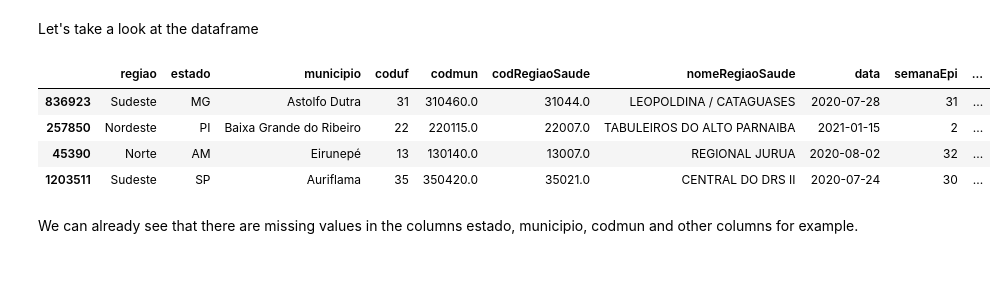
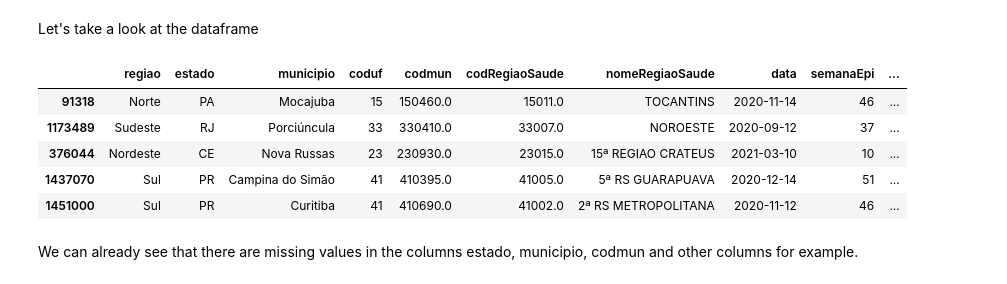
Before and after one commit to romulloferreira/BrazilCovid19_DataAnalysis, a Jupyter notebook: BrazilCovid19_DataAnalysis.ipynb, the cells around one changed output. Cells and saved outputs as stored; diff of their text form; code cells hidden in the pictures.

```diff
--- a/BrazilCovid19_DataAnalysis.ipynb
+++ b/BrazilCovid19_DataAnalysis.ipynb
@@ -66,13 +66,14 @@ df_covid19br = pd.read_csv('COVIDBR.csv', sep=';')
 # %% [markdown]
 Let's take a look at the dataframe
 # %%
-df_covid19br.sample(4)
+df_covid19br.sample(5)
 # %% [output]
 |  | regiao | estado | municipio | coduf | codmun | codRegiaoSaude | nomeRegiaoSaude | data | semanaEpi | ... |
-| 836923 | Sudeste | MG | Astolfo Dutra | 31 | 310460.0 | 31044.0 | LEOPOLDINA / CATAGUASES | 2020-07-28 | 31 | ... |
-| 257850 | Nordeste | PI | Baixa Grande do Ribeiro | 22 | 220115.0 | 22007.0 | TABULEIROS DO ALTO PARNAIBA | 2021-01-15 | 2 | ... |
-| 45390 | Norte | AM | Eirunepé | 13 | 130140.0 | 13007.0 | REGIONAL JURUA | 2020-08-02 | 32 | ... |
-| 1203511 | Sudeste | SP | Auriflama | 35 | 350420.0 | 35021.0 | CENTRAL DO DRS II | 2020-07-24 | 30 | ... |
+| 91318 | Norte | PA | Mocajuba | 15 | 150460.0 | 15011.0 | TOCANTINS | 2020-11-14 | 46 | ... |
+| 1173489 | Sudeste | RJ | Porciúncula | 33 | 330410.0 | 33007.0 | NOROESTE | 2020-09-12 | 37 | ... |
+| 376044 | Nordeste | CE | Nova Russas | 23 | 230930.0 | 23015.0 | 15ª REGIAO CRATEUS | 2021-03-10 | 10 | ... |
+| 1437070 | Sul | PR | Campina do Simão | 41 | 410395.0 | 41005.0 | 5ª RS GUARAPUAVA | 2020-12-14 | 51 | ... |
+| 1451000 | Sul | PR | Curitiba | 41 | 410690.0 | 41002.0 | 2ª RS METROPOLITANA | 2020-11-12 | 46 | ... |
 # %% [markdown]
 We can already see that there are missing values in the columns estado, municipio, codmun and other columns for example.
 # %% [markdown]
```
Also changed, not shown: parts of 50 cells of this notebook.
